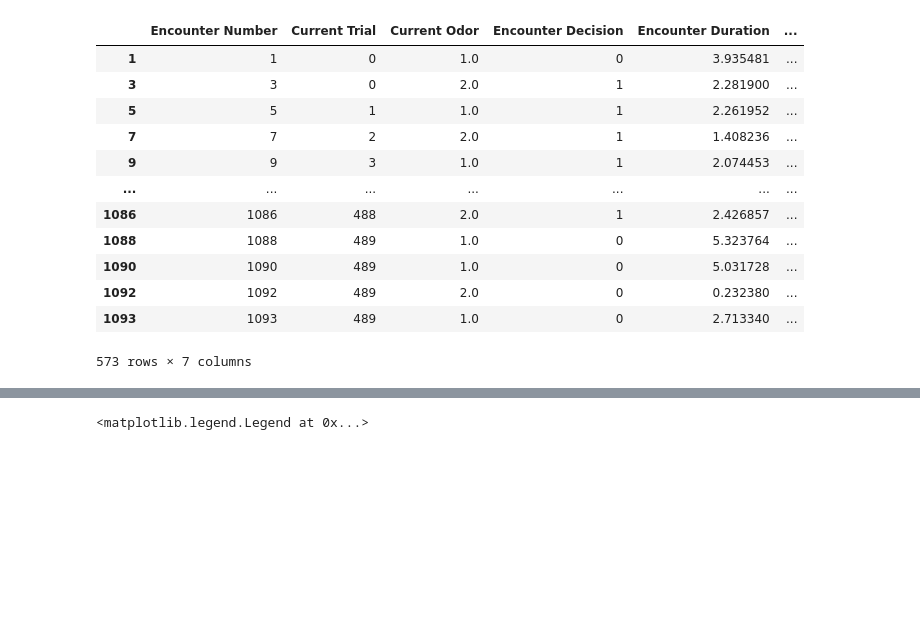
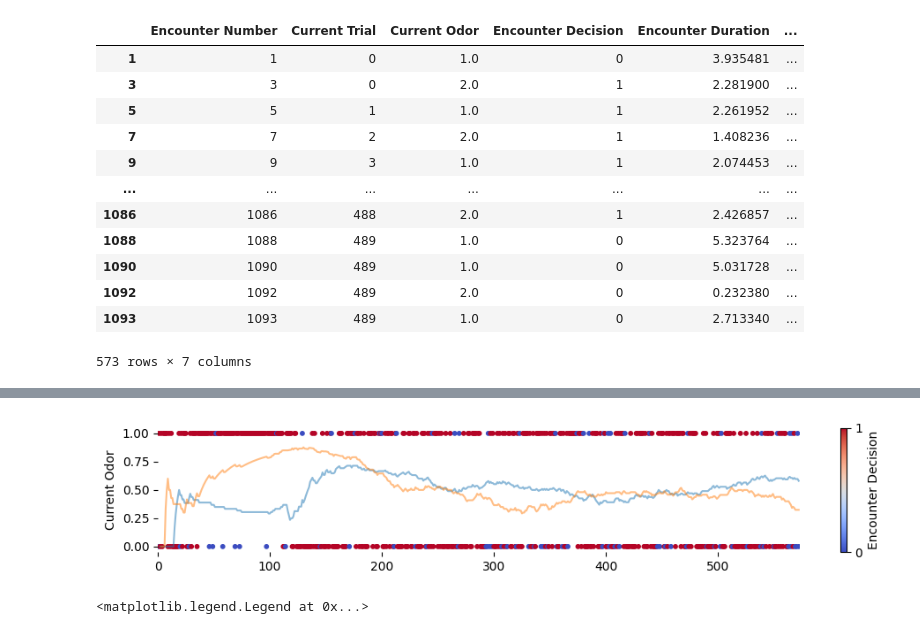
Before and after one commit to neurorishika/flYJAX, a Jupyter notebook: analysis/notebooks/explore.ipynb, the cells around one changed output, grey strips where cells are left out. Saved outputs shown, nothing was run; the diff lists cells and outputs as text; code cells hidden in the pictures; blank space fills up the shorter version.

```diff
--- a/analysis/notebooks/explore.ipynb
+++ b/analysis/notebooks/explore.ipynb
@@ -130,8 +133,8 @@ def calculate_transition_matrix(sequence, states):
 
 def running_transition_matrix(current_odors, states, window_size):
     transition_matrices = []
-    for i in range(len(current_odors) - window_size):
-        sequence = current_odors[i:i+window_size]
+    for i in range(len(current_odors)):
+        sequence = current_odors[max(0, i-window_size):i]
         transition_matrix = calculate_transition_matrix(sequence, states)
         transition_matrices.append(transition_matrix)
     return np.array(transition_matrices)
@@ -139,6 +142,20 @@ def running_transition_matrix(current_odors, states, window_size):
 # Example usage
 window_size = 100
 transition_matrices = running_transition_matrix(enc_odors, vals, window_size)
+# %%
+plt.figure(figsize=(10,2))
+plt.scatter(np.arange(len(enc['Current Odor'])), enc['Current Odor']-1, c=enc['Encounter Decision'], cmap='coolwarm', s=10)
+plt.plot(transition_matrices[:,0,0], color='C0', alpha=0.5)
+plt.plot(transition_matrices[:,1,1], color='C1', alpha=0.5)
+
+plt.xlim(0, len(enc['Current Odor']))
+plt.ylabel('Current Odor')
+plt.box(False)
+plt.colorbar(ticks=[0,1], label='Encounter Decision')
+plt.tight_layout()
+plt.show()
+# %% [output]
+[figure, added]
 # %%
 plt.figure(figsize=(20,5))
 plt.plot(transition_matrices[:,0,0], label='P(1|1)')
```
Also changed, not shown: parts of 1 cell of this notebook, 33 other files.
